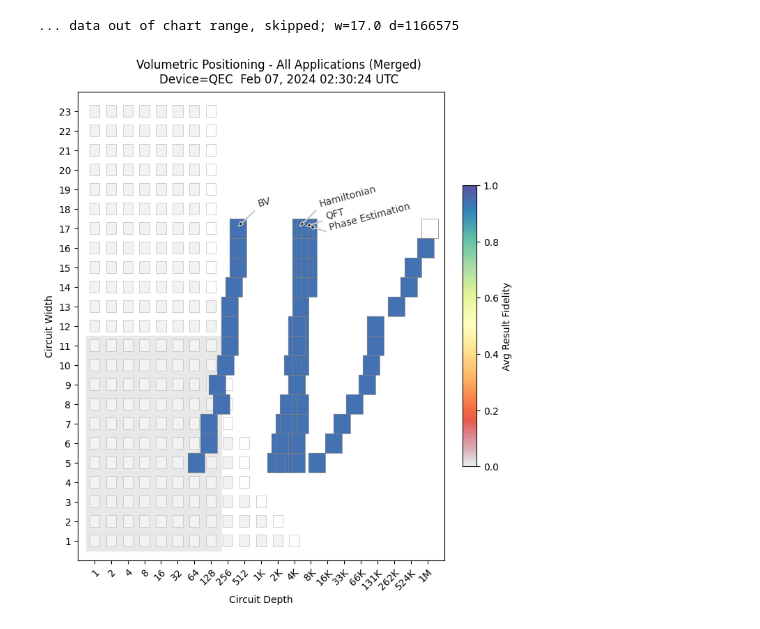
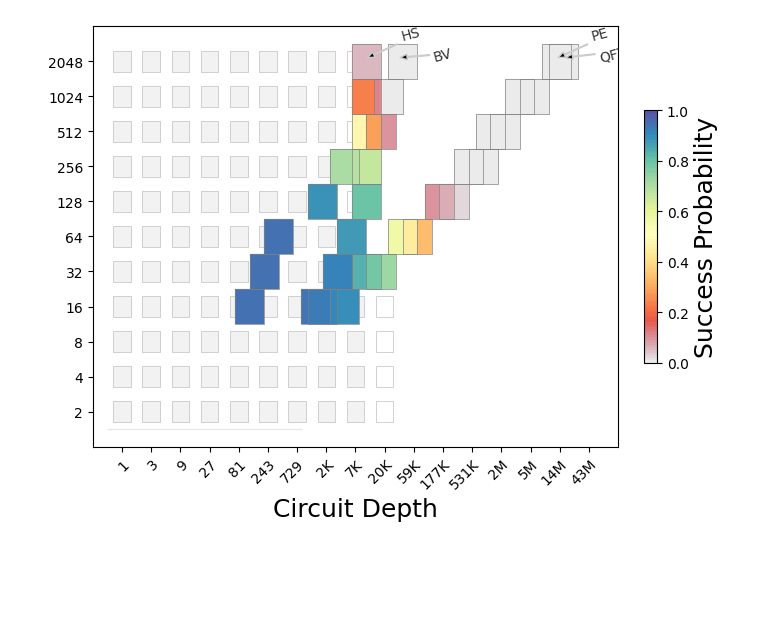
Before and after one commit to ijshj10/QC-App-Oriented-Benchmarks, a Jupyter notebook: plot.ipynb, the cells around one changed output. Saved outputs shown, nothing was run; the diff lists cells and outputs as text; code cells hidden in the pictures; blank space fills up the shorter version.

```diff
--- a/plot.ipynb
+++ b/plot.ipynb
@@ -60,28 +42,29 @@ metrics.plot_all_app_metrics('NO_QEC')
-# %%
-# (19,5) code
-
-d = {}
-
-add_result(d, 'Grover', list(range(5, 23)), [11175, 21400, 31875, 46975, 79975, 106300, 115950, 126375, 300750, 452100, 543750, 907125, 1166575, 1623150, 2254275, 3122975, 4009350, 5761000], [0.9999835113210714, 0.9999621023000922, 0.9999331643205955, 0.9998849306074722, 0.9997851569660193, 0.9996543811801072, 0.999596972229409, 0.9995354063078149, 0.9987759537922468, 0.9979370853841429, 0.9973263890464981, 0.9952428362354766, 0.9934286769338653, 0.9906552481414895, 0.9864441860642771, 0.9797584243170683, 0.9725931688099088, 0.9598761048842148])
-
-add_result(d, 'BV', list(range(5, 18)), [75, 125, 125, 200, 175, 225, 300, 275, 300, 350, 375, 375, 400],
-           [0.9999999354544737, 0.999999883527012, 0.9999998833758534, 0.9999998258499123, 0.9999998269382036, 0.9999997706962063, 0.9999997712182199, 0.9999997129964008, 0.9999997148749894, 0.9999996534414656, 0.9999996014771582, 0.9999995980352956, 0.9999996024852332])
-
-add_result(d, 'QFT', list(range(5, 18)), [1850, 2850, 2725, 3275, 4750, 4000, 4275, 4625, 5650, 7025, 6825, 5775, 6675],
-           [0.9999955747821568, 0.999991636593306, 0.9999896884792296, 0.9999833355675299, 0.9999890400644175, 0.999984830734934, 0.9999766394388775, 0.9999841337133651, 0.9999834863265968, 0.9999747340700295, 0.9999774274995658, 0.9999699274840178, 0.999972746501242])
-
-add_result(d, 'Hamiltonian', list(range(5, 18)),
-           [4675, 4800, 4875, 5125, 4825, 4950, 5125, 5075, 5275, 5400, 5375, 5300, 5125],
-           [0.9999544733038628, 0.9999402236794731, 0.999913628382886, 0.9999239377255351, 0.9998840747899009, 0.9999172501477123, 0.9998477408482098, 0.9998677783678226, 0.9998196404265323, 0.9998468325442809, 0.9998024603523153, 0.999821713434651, 0.999766648448019])
-
-add_result(d, 'Phase Estimation', list(range(5, 18)),
-           [2475, 2425, 3150, 3300, 4575, 4875, 5650, 5450, 5575, 5750, 7075, 6950, 7775],
-           [0.9999936578758764, 0.999992887171294, 0.9999936277547834, 0.9999836418499792, 0.9999888066958121, 0.9999860219080455, 0.9999780781356985, 0.9999870921724621, 0.9999816481420859, 0.999970163136612, 0.9999701530771858, 0.99997390942213, 0.9999732462405462])
-
-with open(f'__data/DATA-QEC.json', 'w') as f:
-    json.dump(d, f)
-
-metrics.plot_all_app_metrics('QEC')
-# %% [output]
-... data out of chart range, skipped; w=17.0 d=1166575
-[figure, removed]
+# %%
+# No QEC
+importlib.reload(metrics_2)
+
+d = {}
+
+add_result(d, 'BV', [2**(i+4) for i in range(8)],
+           [107.0, 195.0, 371.0, 1746.0, 4488.0, 17826.0, 23190.0, 35274.0],
+           [0.9986942456871947, 0.9974169085258735, 0.994867477126657, 0.9336985081684664, 0.7403449513282322, 0.09926638354645621, 0.0052814101018166925, 5.65878056114034e-07]
+)
+add_result(d, 'HS', [2**(i+4) for i in range(8)],
+           [1530.0, 3138.0, 6354.0, 10334.0, 10334.0, 10334.0, 10334.0, 10334.0],
+           [0.9801000979644457, 0.959368022611008, 0.9192102332440996, 0.8402767038065911, 0.7051622079544972, 0.4966179816195407, 0.24631409453028327, 0.06059306344134428])
+add_result(d, 'QFT', [2**(i+4) for i in range(8)],
+           [4391.0, 17983.0, 71411.0, 243187.0, 699472.0, 1661873.0, 5408729.0, 17973577.0],
+           [0.937614682406951, 0.7672469850319411, 0.349250346980412, 0.023317945770490133, 2.443690823722053e-06, 9.646644300458013e-21, 1.3956672644261391e-83, 5e-324]
+           )
+add_result(d, 'PE', [2**(i+4) for i in range(8)],
+           [2145.0, 8961.0, 35334.0, 145740.0, 487000.0, 1131109.0, 2775497.0, 13501596.0],
+           [0.9691797784534071, 0.8764467648698594, 0.5936027121596242, 0.10353475905186144, 0.00010777645852752162, 5.230827474873273e-17, 5.249318734449995e-65, 5e-324]
+           )
+
+
+with open(f'__data/DATA-NO_QEC.json', 'w') as f:
+    json.dump(d, f)
+
+metrics_2.plot_all_app_metrics('NO_QEC')
+# %% [output]
+[figure, added]
```
Also changed, not shown: parts of 5 cells of this notebook, 3 other files.
